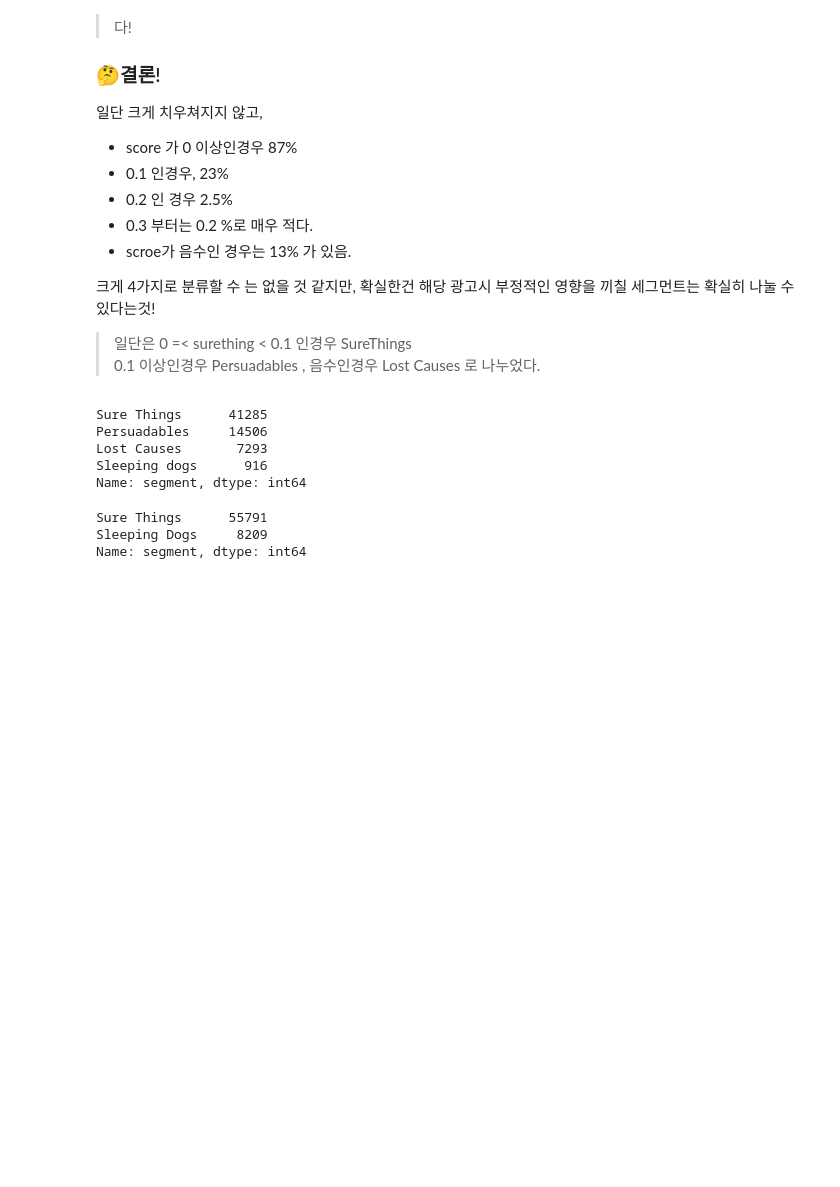
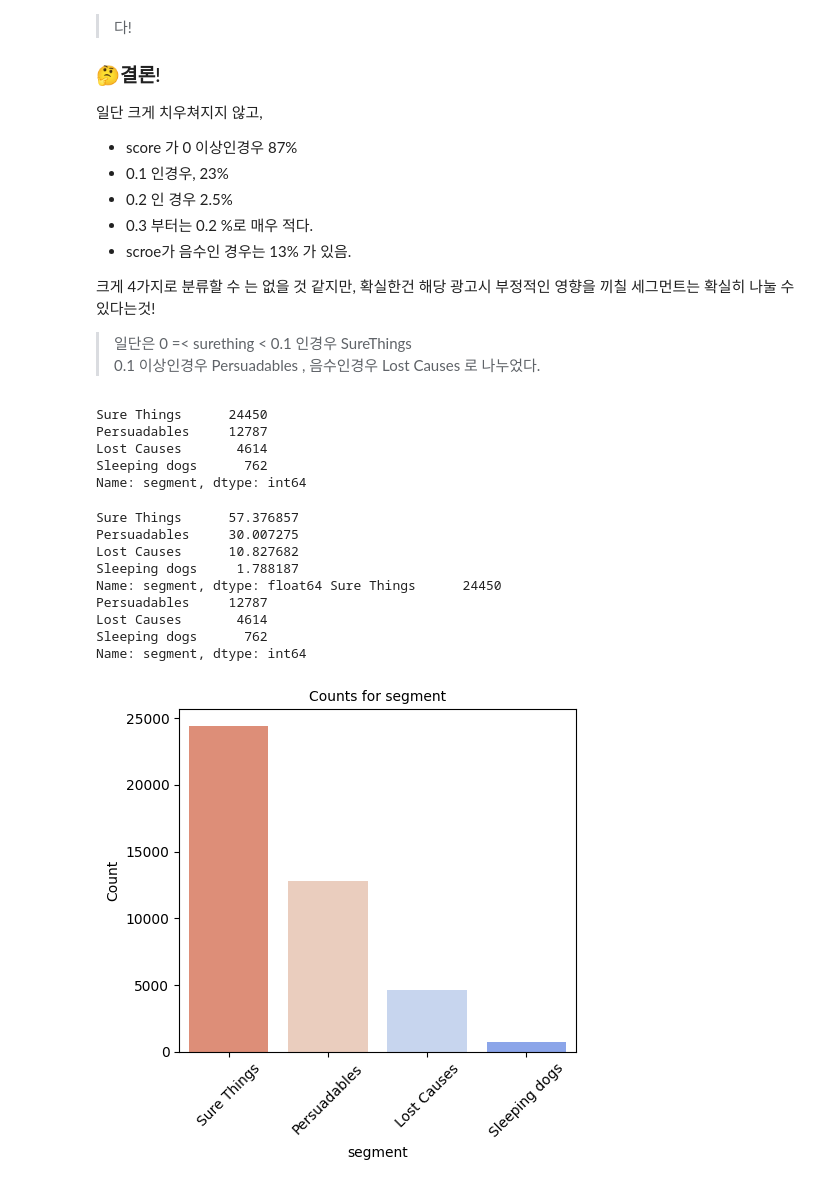
Before and after one commit to KGochae/python_sql_thisandthat, a Jupyter notebook: Uplifting.ipynb, the cells around one changed output. Saved outputs shown, nothing was run; the diff lists cells and outputs as text; code cells hidden in the pictures; blank space fills up the shorter version.

```diff
--- a/Uplifting.ipynb
+++ b/Uplifting.ipynb
@@ -320,17 +398,24 @@ def segment_customers(score):
     else:
         return "Sleeping dogs"
 
-df_model['segment'] = df_model['score'].apply(segment_customers)
-df_model['segment'].value_counts()
+df_discount['segment'] = df_discount['score'].apply(segment_customers)
+df_discount['segment'].value_counts()
 # %% [output]
-Sure Things      41285
-Persuadables     14506
-Lost Causes       7293
-Sleeping dogs      916
+Sure Things      24450
+Persuadables     12787
+Lost Causes       4614
+Sleeping dogs      762
 Name: segment, dtype: int64
-# %%
-df_model['segment'].value_counts()
-# %% [output]
-Sure Things      55791
-Sleeping Dogs     8209
-Name: segment, dtype: int64
+# %%
+plot_object_columns(df_discount,['segment'])
+# %% [output]
+Sure Things      57.376857
+Persuadables     30.007275
+Lost Causes      10.827682
+Sleeping dogs     1.788187
+Name: segment, dtype: float64 Sure Things      24450
+Persuadables     12787
+Lost Causes       4614
+Sleeping dogs      762
+Name: segment, dtype: int64
+[figure, added]
```
Also changed, not shown: parts of 42 cells of this notebook.
